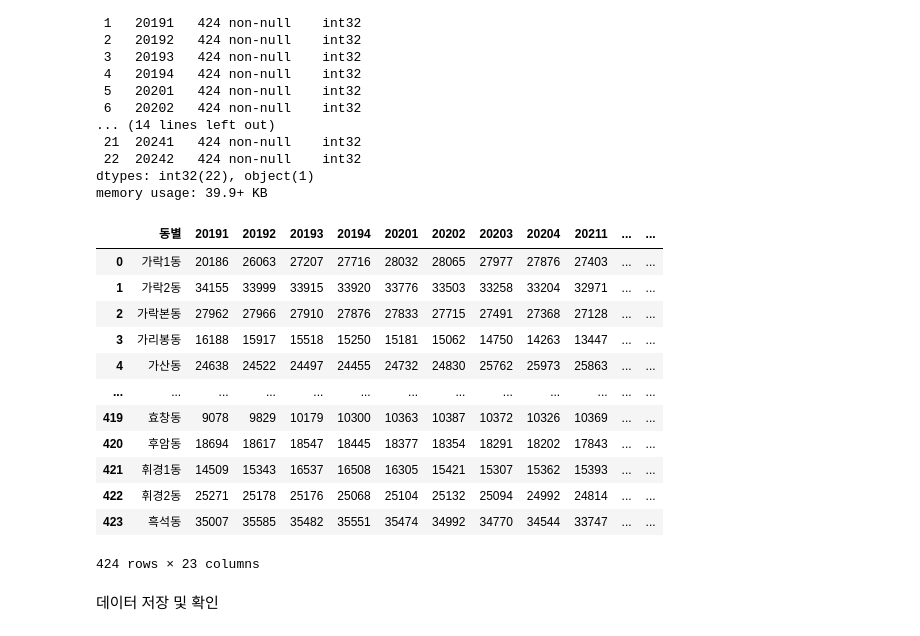
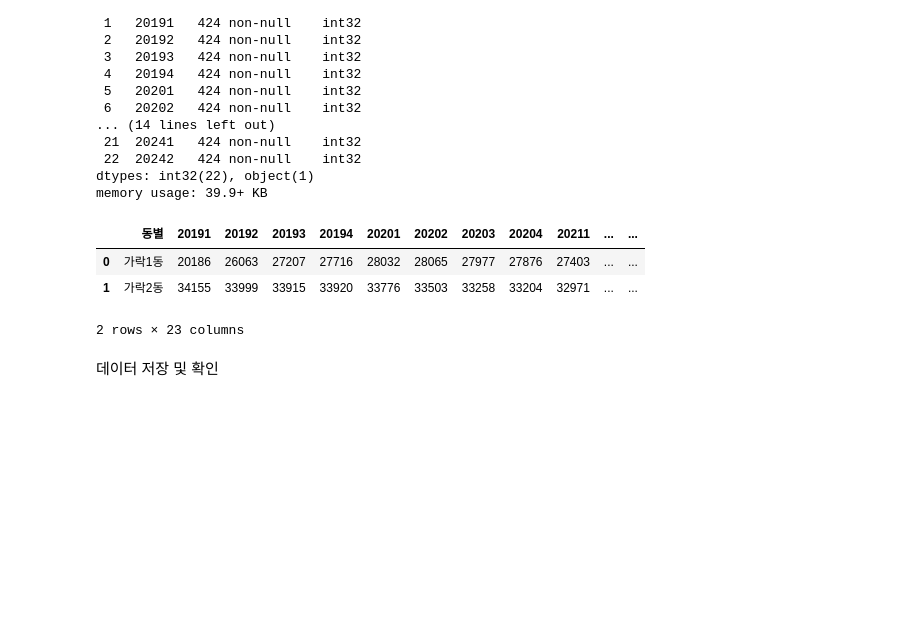
Before and after one commit to icehotcocoa/apt-project, a Jupyter notebook: oos/data/거주인구/서울시 거주인구 (동,분기).ipynb, the cells around one changed output. Cells and saved outputs as stored; diff of their text form; code cells hidden in the pictures; blank space fills up the shorter version.

```diff
--- a/oos/data/거주인구/서울시 거주인구 (동,분기).ipynb
+++ b/oos/data/거주인구/서울시 거주인구 (동,분기).ipynb
@@ -327,21 +297,12 @@ Data columns (total 23 columns):
 dtypes: int32(22), object(1)
 memory usage: 39.9+ KB
 # %%
-dong425
+dong425.head(2)
 # %% [output]
 |  | 동별 | 20191 | 20192 | 20193 | 20194 | 20201 | 20202 | 20203 | 20204 | 20211 | ... | ... |
 | 0 | 가락1동 | 20186 | 26063 | 27207 | 27716 | 28032 | 28065 | 27977 | 27876 | 27403 | ... | ... |
 | 1 | 가락2동 | 34155 | 33999 | 33915 | 33920 | 33776 | 33503 | 33258 | 33204 | 32971 | ... | ... |
-| 2 | 가락본동 | 27962 | 27966 | 27910 | 27876 | 27833 | 27715 | 27491 | 27368 | 27128 | ... | ... |
-| 3 | 가리봉동 | 16188 | 15917 | 15518 | 15250 | 15181 | 15062 | 14750 | 14263 | 13447 | ... | ... |
-| 4 | 가산동 | 24638 | 24522 | 24497 | 24455 | 24732 | 24830 | 25762 | 25973 | 25863 | ... | ... |
-| ... | ... | ... | ... | ... | ... | ... | ... | ... | ... | ... | ... | ... |
-| 419 | 효창동 | 9078 | 9829 | 10179 | 10300 | 10363 | 10387 | 10372 | 10326 | 10369 | ... | ... |
-| 420 | 후암동 | 18694 | 18617 | 18547 | 18445 | 18377 | 18354 | 18291 | 18202 | 17843 | ... | ... |
-| 421 | 휘경1동 | 14509 | 15343 | 16537 | 16508 | 16305 | 15421 | 15307 | 15362 | 15393 | ... | ... |
-| 422 | 휘경2동 | 25271 | 25178 | 25176 | 25068 | 25104 | 25132 | 25094 | 24992 | 24814 | ... | ... |
-| 423 | 흑석동 | 35007 | 35585 | 35482 | 35551 | 35474 | 34992 | 34770 | 34544 | 33747 | ... | ... |
-424 rows × 23 columns
+2 rows × 23 columns
 # %% [markdown]
 데이터 저장 및 확인
 # %%
```
Also changed, not shown: parts of 6 cells of this notebook, 8 other files.
